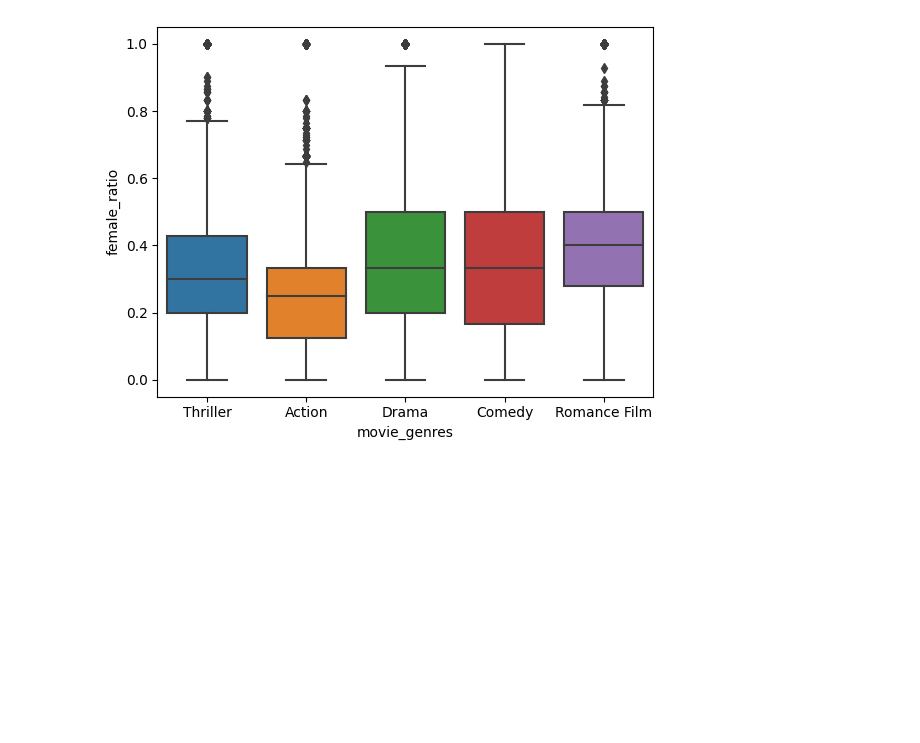
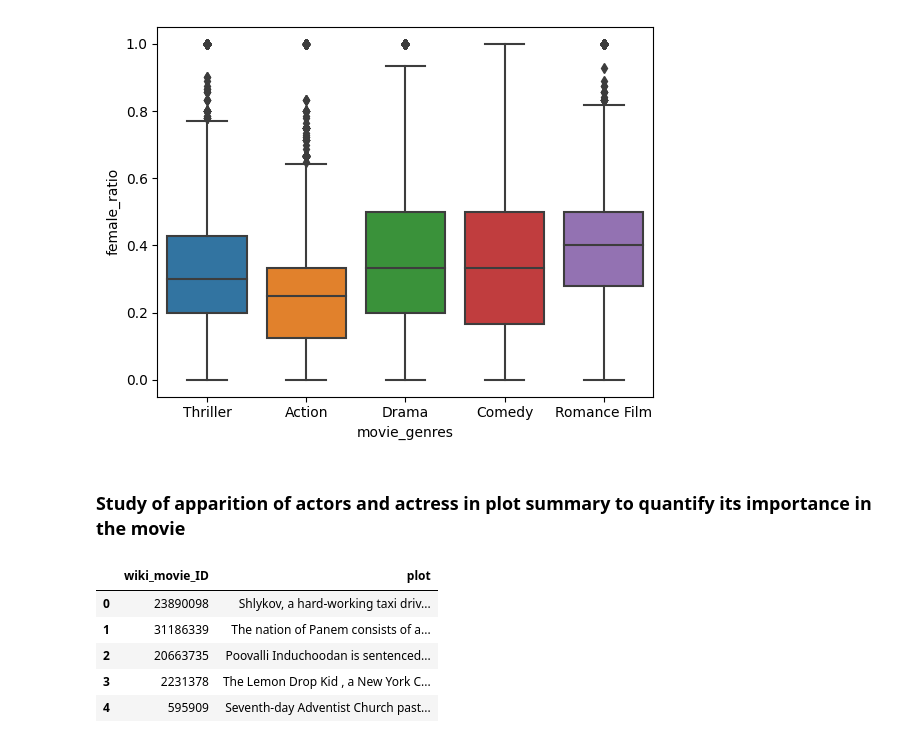
Before and after one commit to epfl-ada/ada-2022-project-armada, a Jupyter notebook: Arthur.ipynb, the cells around one changed output. Cells and saved outputs as stored; diff of their text form; code cells hidden in the pictures; blank space fills up the shorter version.

```diff
--- a/Arthur.ipynb
+++ b/Arthur.ipynb
@@ -970,3 +971,15 @@ ax = sns.barplot(x="movie_genres", y="female_ratio", data=movie_genres_female_ex
 ax = sns.boxplot(x="movie_genres", y="female_ratio", data=movie_genres_female_exploded.loc[movie_genres_female_exploded['movie_genres'].isin(['Drama', 'Comedy', 'Romance Film', 'Action', 'Thriller'])])
 # %% [output]
 [figure]
+# %% [markdown]
+### Study of apparition of actors and actress in plot summary to quantify its importance in the movie
+# %%
+# Read plot dataset
+plot_df = pd.read_csv('Data/MovieSummaries/plot_summaries.txt', names = ['wiki_movie_ID', 'plot'], delimiter= '	')
+# %% [output]
+|  | wiki_movie_ID | plot |
+| 0 | 23890098 | Shlykov, a hard-working taxi driv... |
+| 1 | 31186339 | The nation of Panem consists of a... |
+| 2 | 20663735 | Poovalli Induchoodan is sentenced... |
+| 3 | 2231378 | The Lemon Drop Kid , a New York C... |
+| 4 | 595909 | Seventh-day Adventist Church past... |
```
Also changed, not shown: parts of 5 cells of this notebook, 2 other files.
